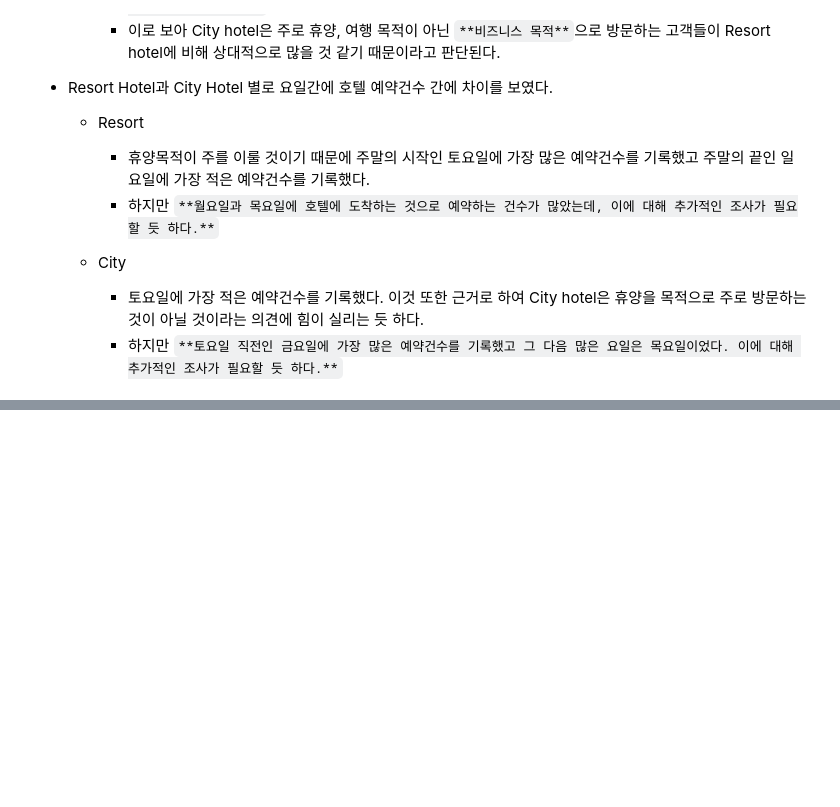
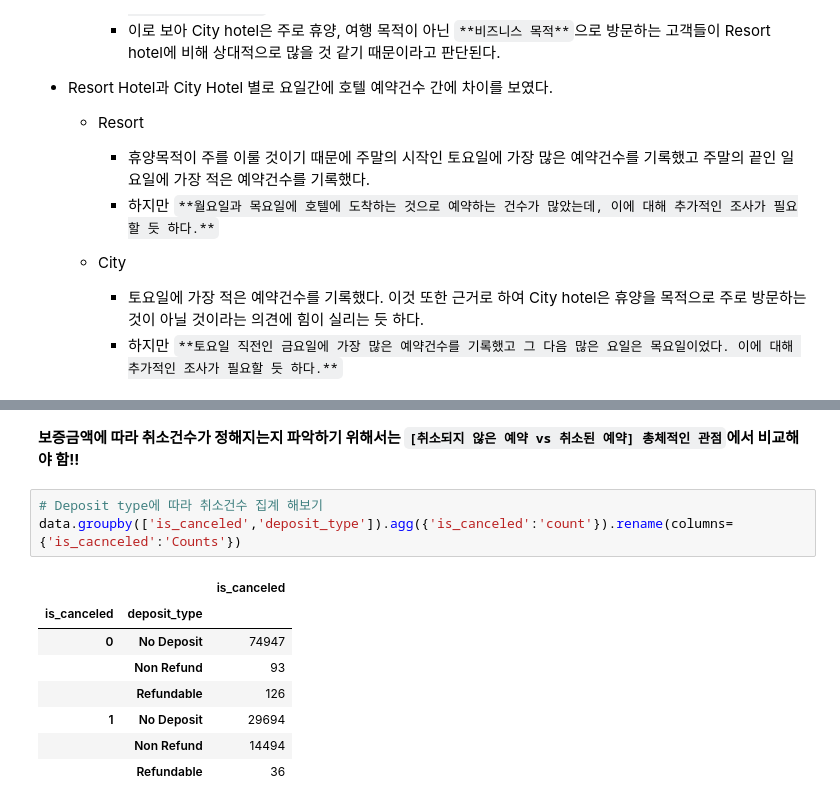
Before and after one commit to young-hun-jo/DataAnalysis, a Jupyter notebook: hotel_booking/analysis_myself.ipynb, the cells around one changed output, grey strips where cells are left out. Saved outputs shown, nothing was run; the diff lists cells and outputs as text; blank space fills up the shorter version.

```diff
--- a/hotel_booking/analysis_myself.ipynb
+++ b/hotel_booking/analysis_myself.ipynb
@@ -544,0 +561,14 @@ for hotel in hotels:
+# %% [markdown]
+**보증금액에 따라 취소건수가 정해지는지 파악하기 위해서는 ``[취소되지 않은 예약 vs 취소된 예약] 총체적인 관점``에서 비교해야 함!!**
+# %%
+# Deposit type에 따라 취소건수 집계 해보기
+data.groupby(['is_canceled','deposit_type']).agg({'is_canceled':'count'}).rename(columns={'is_cacnceled':'Counts'})
+# %% [output]
+|  |  | is_canceled |
+| is_canceled | deposit_type |  |
+| 0 | No Deposit | 74947 |
+|  | Non Refund | 93 |
+|  | Refundable | 126 |
+| 1 | No Deposit | 29694 |
+|  | Non Refund | 14494 |
+|  | Refundable | 36 |
```
Also changed, not shown: parts of 5 cells of this notebook.
